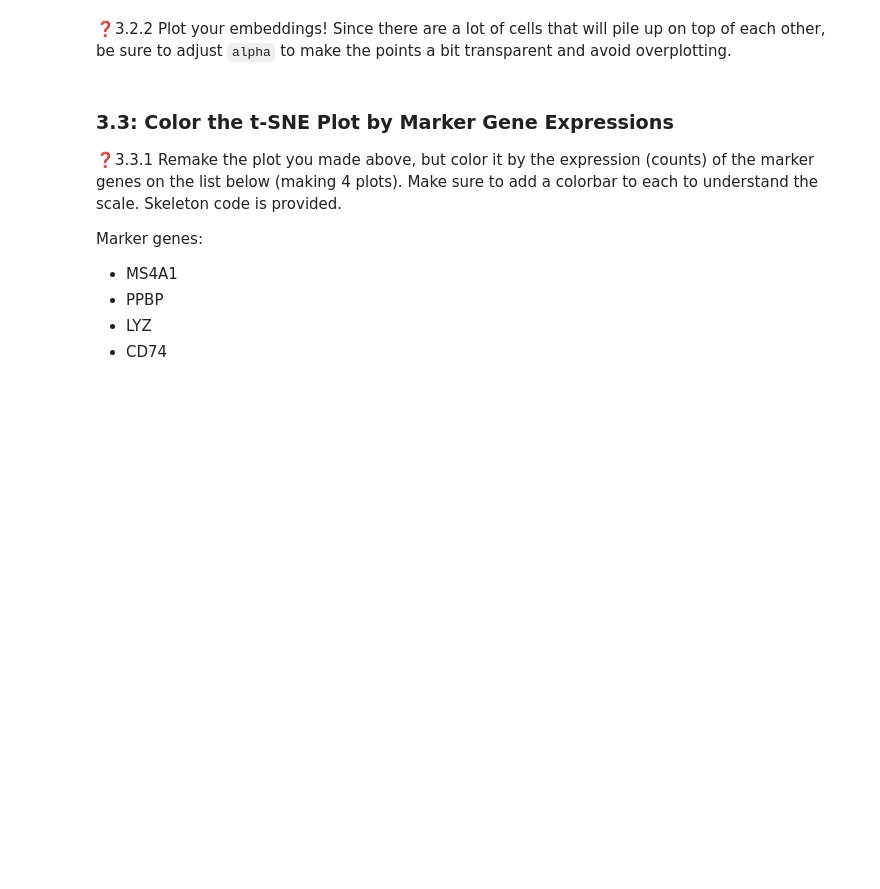
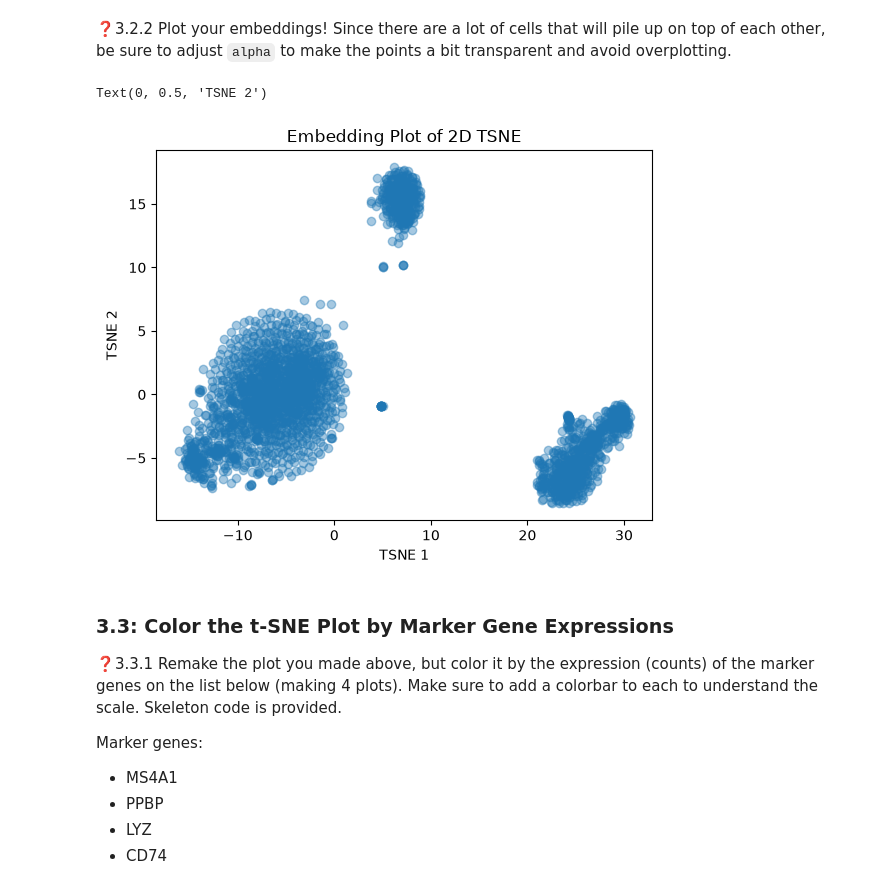
Before and after one commit to saanvees/BME-304, a Jupyter notebook: Lab_3/Week3_Assignment.ipynb, the cells around one changed output. Cells and saved outputs as stored; diff of their text form; code cells hidden in the pictures; blank space fills up the shorter version.

```diff
--- a/Lab_3/Week3_Assignment.ipynb
+++ b/Lab_3/Week3_Assignment.ipynb
@@ -237,6 +276,8 @@ User uploaded file "data_03_pbmc.txt" with length 16414799 bytes
 # %%
 ##❓YOUR CODE HERE
 # load the pbmc data as a pandas df
+pmbc = pd.read_csv("data_03_pbmc.txt", sep="\t")
 
 # Look at the top of the data
 # be careful to just look at the first few rows AND only the first few columns
+pmbc.iloc[:5, :5]
@@ -244,6 +292,10 @@ User uploaded file "data_03_pbmc.txt" with length 16414799 bytes
 ❓3.1.2 Transpose your loaded pandas df to make the observations (cells) into rows to make it compatible with `scikitlearn`.
 # %%
 ##❓YOUR CODE HERE
+print(pmbc.shape)
+
 # transpose the pbmc df
+pmbcTransposed = pmbc.T
 
 # check that it's the size/shape you expect
+print(pmbcTransposed.shape)
@@ -256,5 +311,6 @@ from sklearn.manifold import TSNE
 ##❓YOUR CODE HERE
 # make and display a t-SNE in 2 dimensions
 # Create a t-SNE model in 2-D and fit it to the data
+tsneEmbed = TSNE(n_components=2, random_state=42).fit_transform(pmbcTransposed)
 # %% [markdown]
 ❓3.2.2 Plot your embeddings! Since there are a lot of cells that will pile up on top of each other, be sure to adjust `alpha` to make the points a bit transparent and avoid overplotting.
@@ -264,3 +317,17 @@ from sklearn.manifold import TSNE
+# %%
+##❓YOUR CODE HERE
+# Plot the t-SNE embedding
+tsne1 = tsneEmbed[:, 0]
+tsne2 = tsneEmbed[:, 1]
+
+# Plot the t-SNE embedding
+plt.scatter(tsne1, tsne2, alpha=0.4)
+plt.title("Embedding Plot of 2D TSNE")
+plt.xlabel("TSNE 1")
+plt.ylabel("TSNE 2")
+# %% [output]
+Text(0, 0.5, 'TSNE 2')
+[figure, added]
 # %% [markdown]
 ### 3.3: Color the t-SNE Plot by Marker Gene Expressions
 
```
Also changed, not shown: parts of 27 cells of this notebook, 2 other files.
